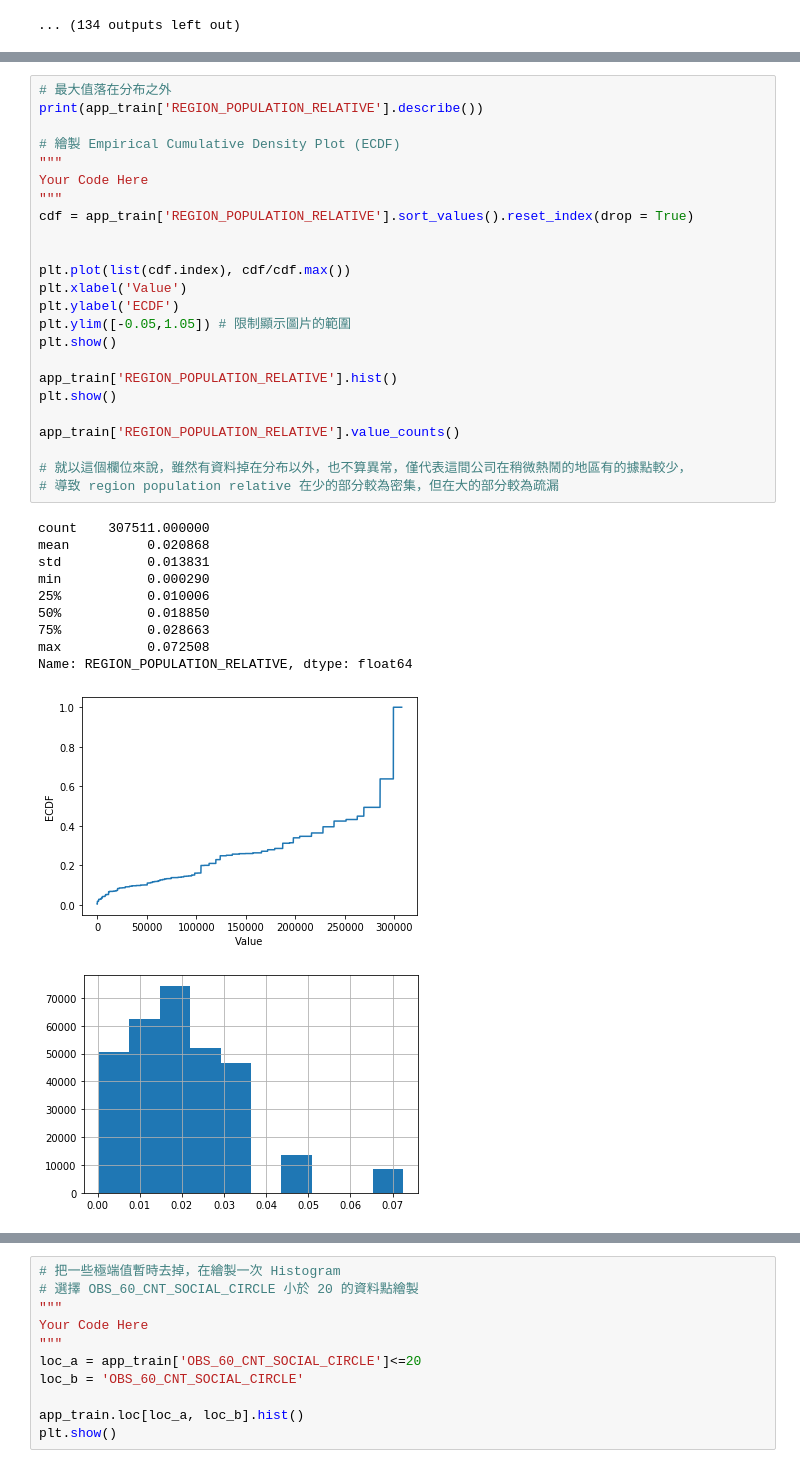
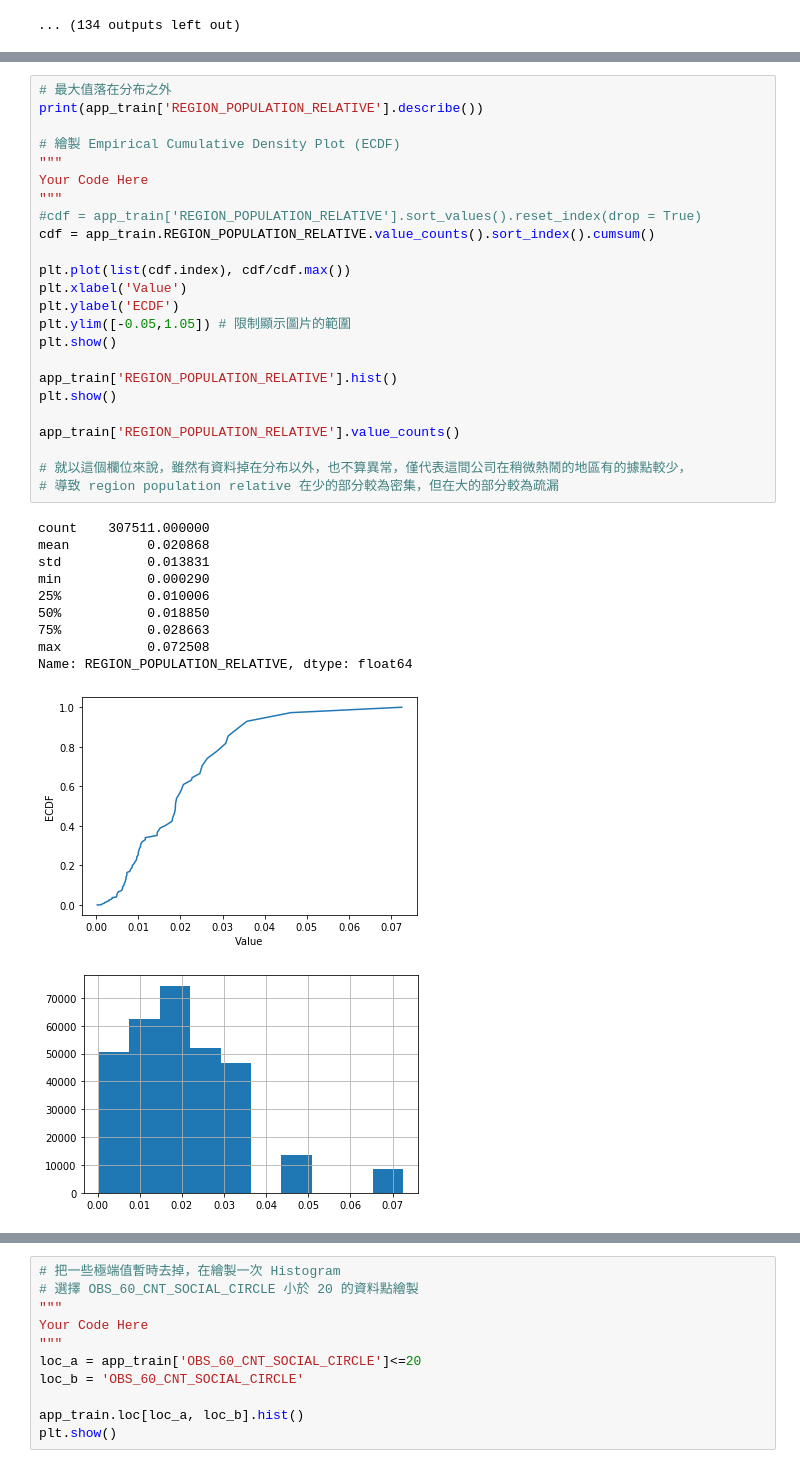
Before and after one commit to rubio1497/4th-ML100Days, a Jupyter notebook: HW Day9/Day_009_HW.ipynb, the cells around one changed output, grey strips where cells are left out. Drawn from its saved outputs; the diff is of its cells as text.

```diff
--- a/HW Day9/Day_009_HW.ipynb
+++ b/HW Day9/Day_009_HW.ipynb
@@ -277,36 +278,36 @@ Name: AMT_INCOME_TOTAL, Length: 307511, dtype: float64
 print(app_train['REGION_POPULATION_RELATIVE'].describe())
 
 # 繪製 Empirical Cumulative Density Plot (ECDF)
 """
 Your Code Here
 """
-cdf = app_train['REGION_POPULATION_RELATIVE'].sort_values().reset_index(drop = True)
-
+#cdf = app_train['REGION_POPULATION_RELATIVE'].sort_values().reset_index(drop = True)
+cdf = app_train.REGION_POPULATION_RELATIVE.value_counts().sort_index().cumsum()
 
 plt.plot(list(cdf.index), cdf/cdf.max())
 plt.xlabel('Value')
 plt.ylabel('ECDF')
 plt.ylim([-0.05,1.05]) # 限制顯示圖片的範圍
 plt.show()
 
 app_train['REGION_POPULATION_RELATIVE'].hist()
 plt.show()
 
 app_train['REGION_POPULATION_RELATIVE'].value_counts()
 
 # 就以這個欄位來說，雖然有資料掉在分布以外，也不算異常，僅代表這間公司在稍微熱鬧的地區有的據點較少，
 # 導致 region population relative 在少的部分較為密集，但在大的部分較為疏漏
 # %% [output]
 count    307511.000000
 mean          0.020868
 std           0.013831
 min           0.000290
 25%           0.010006
 50%           0.018850
 75%           0.028663
 max           0.072508
 Name: REGION_POPULATION_RELATIVE, dtype: float64
-[figure, old version]
+[figure, new version]
 [figure]
 0.035792    16408
 0.046220    13442
```
Also changed, not shown: parts of 3 cells of this notebook.
